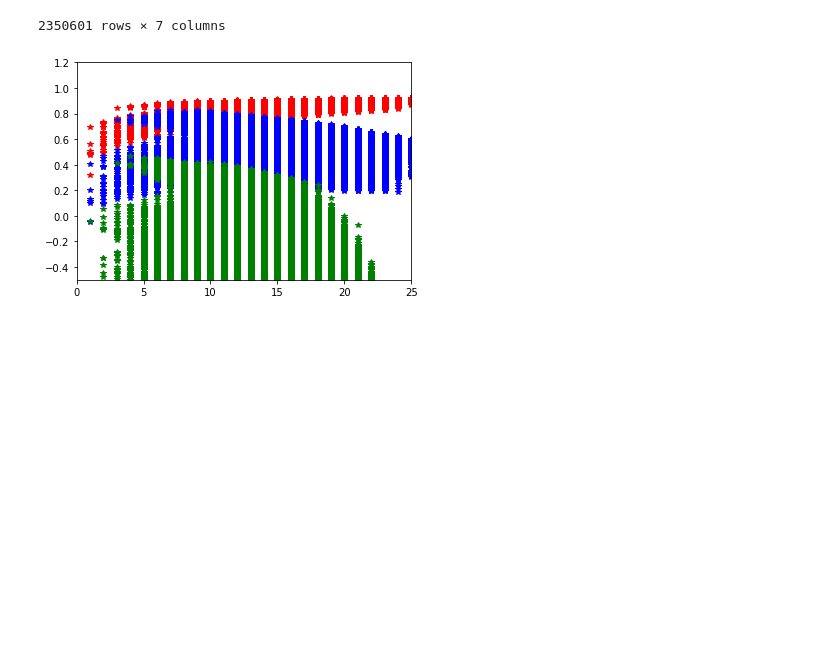
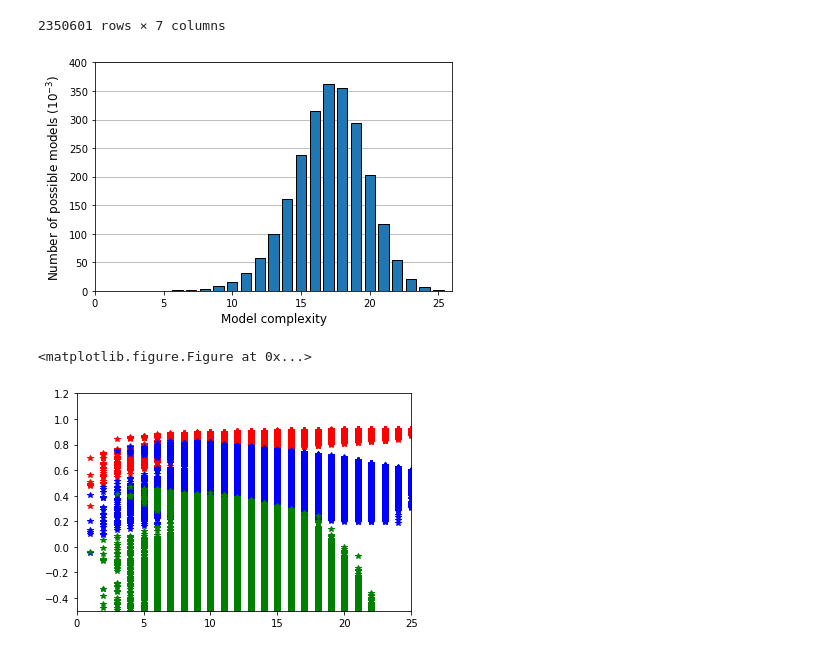
Before and after one commit to TimothyJohnLange/Mixture-models, a Jupyter notebook: Data analysis_total fit.ipynb, the cells around one changed output. Saved outputs shown, nothing was run; the diff lists cells and outputs as text; code cells hidden in the pictures; blank space fills up the shorter version.

```diff
--- a/Untitled.ipynb
+++ b/Data analysis_total fit.ipynb
@@ -26,6 +27,30 @@ model_df
 | 2350599 | 2350599 | 35.966251 | 16542.960024 | -12.880715 | --Xpvc--Xfiller--Xfr--Xstabiliser... | 27 | 0.922603 |
 | 2350600 | 2350600 | 37.599340 | 16668.844499 | -129.499942 | --Xpvc--Xfiller--Xfr--Xstabiliser... | 28 | 0.923218 |
 2350601 rows × 7 columns
+# %%
+count = np.zeros(28)
+for i in model_df['No_terms']:
+    count[i-1] += 1
+
+terms = np.linspace(1,28, 28)
+# %%
+Ylabel = 'Number of possible models ($10^{-3})$'
+Xlabel = 'Model complexity'
+FontSize = 12
+
+plt.bar(terms, count/1000, edgecolor ='k', zorder = 3, width=0.75)
+plt.axis([0, 26, 0 , 400])
+plt.ylabel(Ylabel, fontsize=FontSize)
+plt.xlabel(Xlabel, fontsize=FontSize)
+# plt.tick_params(axis='x', labelsize=FontSize)
+# plt.tick_params(axis='y', labelsize=FontSize)
+plt.grid(axis = 'y', zorder = 0)
+plt.tight_layout()
+plt.show()
+plt.savefig('bar.png')
+# %% [output]
+[figure, added]
+<matplotlib.figure.Figure at 0x...>
 # %%
 plt.plot(model_df['No_terms'], model_df['r2'], 'r*')
 plt.plot(model_df['No_terms'], 1- (model_df['AIC']/80), 'b*')
```
Also changed, not shown: parts of 1 cell of this notebook.
